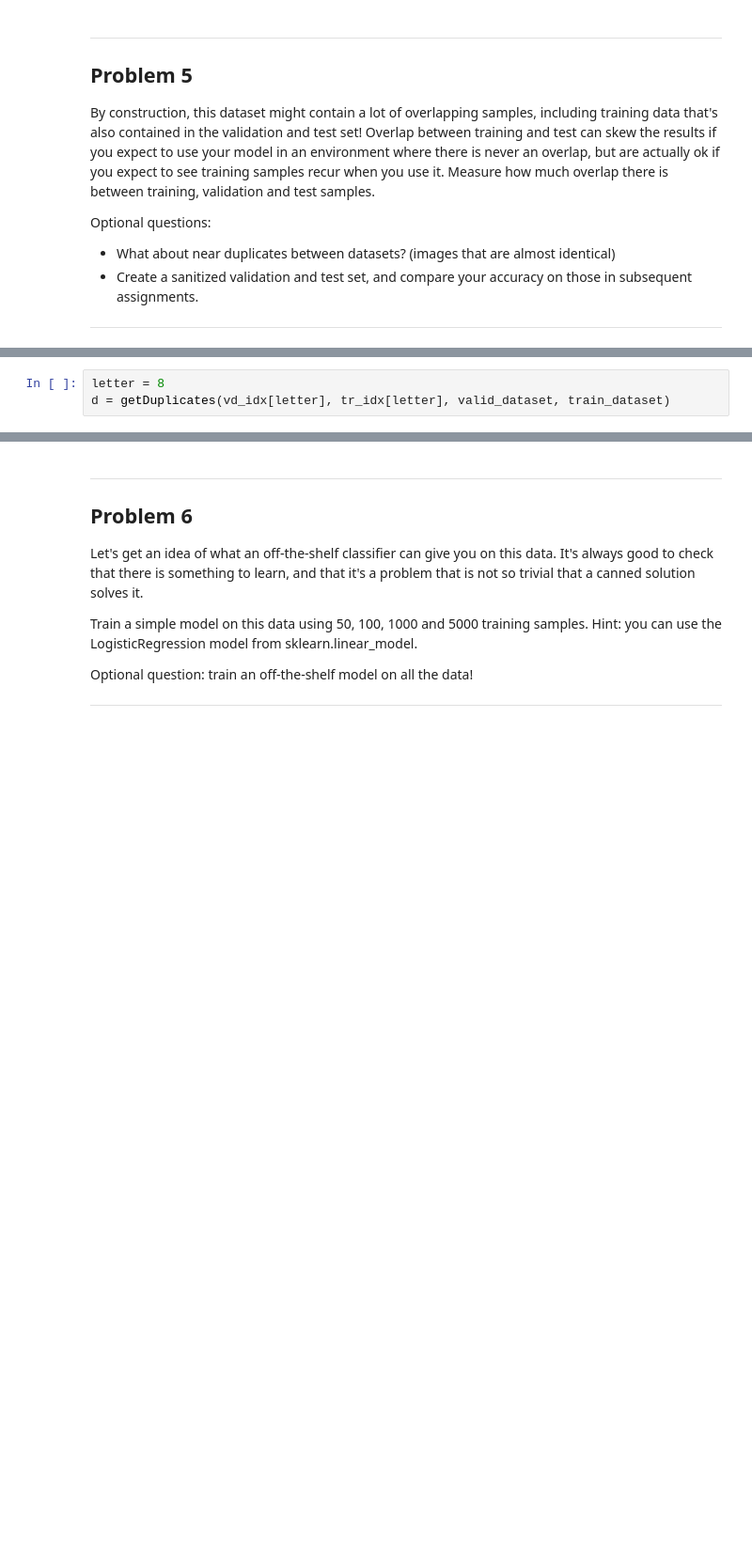
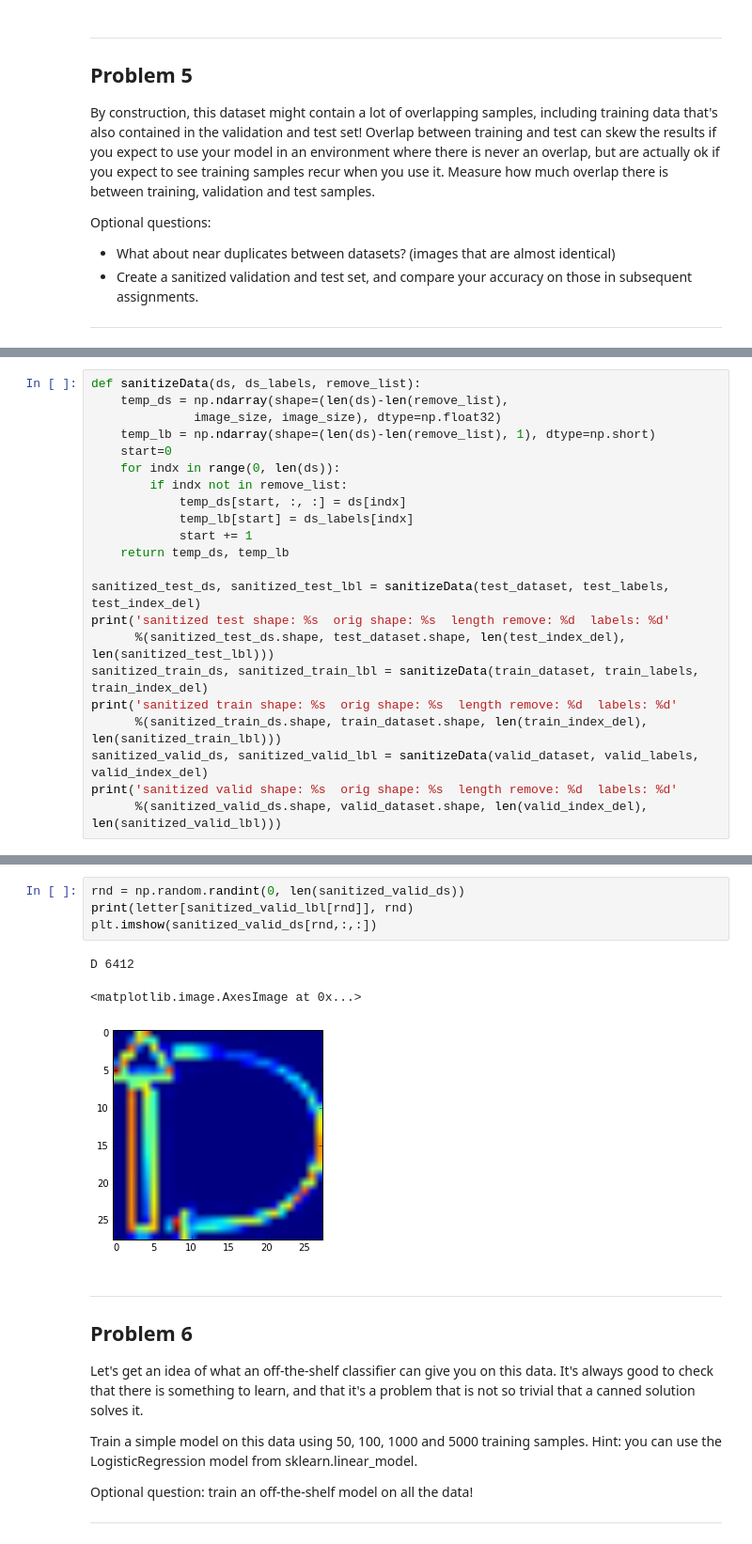
Before and after one commit to annahm/ga_hw, a Jupyter notebook: nn/1_annahm_mnist.ipynb, the cells around one changed output, grey strips where cells are left out. Shown at 94% size. Drawn from its saved outputs; the diff is of its cells as text; blank space fills up the shorter version.

```diff
--- a/nn/1_annahm_mnist.ipynb
+++ b/nn/1_annahm_mnist.ipynb
@@ -592,3 +448,0 @@ for letter in range(10):
-# %%
-letter = 8
-d = getDuplicates(vd_idx[letter], tr_idx[letter], valid_dataset, train_dataset)
@@ -619,0 +486,22 @@ plt.imshow(valid_dataset[0,:,:])
+# %%
+def sanitizeData(ds, ds_labels, remove_list):
+    temp_ds = np.ndarray(shape=(len(ds)-len(remove_list),
+              image_size, image_size), dtype=np.float32)
+    temp_lb = np.ndarray(shape=(len(ds)-len(remove_list), 1), dtype=np.short)
+    start=0
+    for indx in range(0, len(ds)):
+        if indx not in remove_list:
+            temp_ds[start, :, :] = ds[indx]
+            temp_lb[start] = ds_labels[indx]
+            start += 1
+    return temp_ds, temp_lb
+
+sanitized_test_ds, sanitized_test_lbl = sanitizeData(test_dataset, test_labels, test_index_del)
+print('sanitized test shape: %s  orig shape: %s  length remove: %d  labels: %d'
+      %(sanitized_test_ds.shape, test_dataset.shape, len(test_index_del), len(sanitized_test_lbl)))
+sanitized_train_ds, sanitized_train_lbl = sanitizeData(train_dataset, train_labels, train_index_del)
+print('sanitized train shape: %s  orig shape: %s  length remove: %d  labels: %d'
+      %(sanitized_train_ds.shape, train_dataset.shape, len(train_index_del), len(sanitized_train_lbl)))
+sanitized_valid_ds, sanitized_valid_lbl = sanitizeData(valid_dataset, valid_labels, valid_index_del)
+print('sanitized valid shape: %s  orig shape: %s  length remove: %d  labels: %d'
+      %(sanitized_valid_ds.shape, valid_dataset.shape, len(valid_index_del), len(sanitized_valid_lbl)))
@@ -620,3 +522,11 @@ plt.imshow(valid_dataset[0,:,:])
+# %%
+rnd = np.random.randint(0, len(sanitized_valid_ds))
+print(letter[sanitized_valid_lbl[rnd]], rnd)
+plt.imshow(sanitized_valid_ds[rnd,:,:])
+# %% [output]
+D 6412
+<matplotlib.image.AxesImage at 0x...>
+[figure, added]
 # %% [markdown]
 ---
 Problem 6
```
Also changed, not shown: parts of 31 cells of this notebook.
